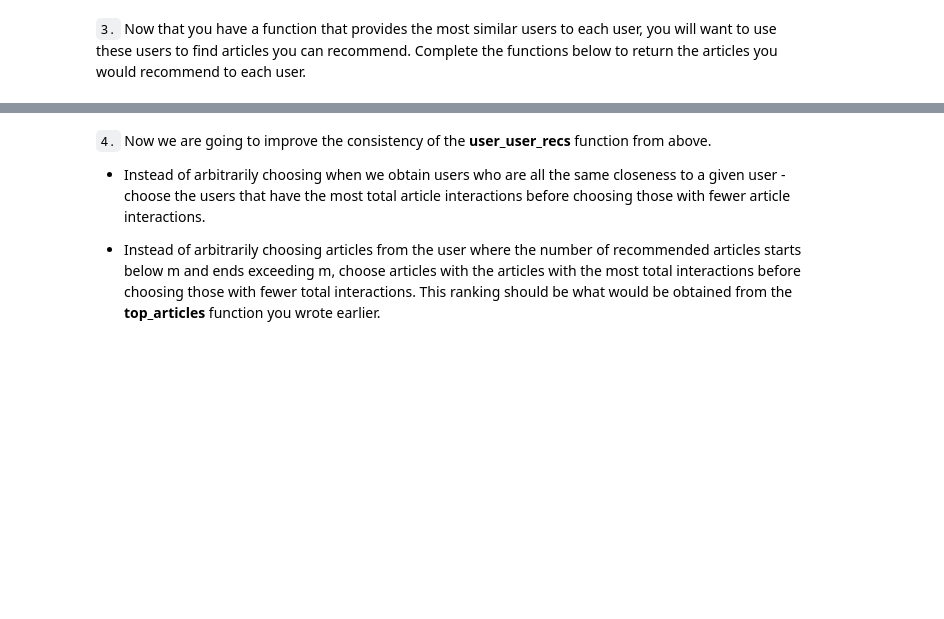
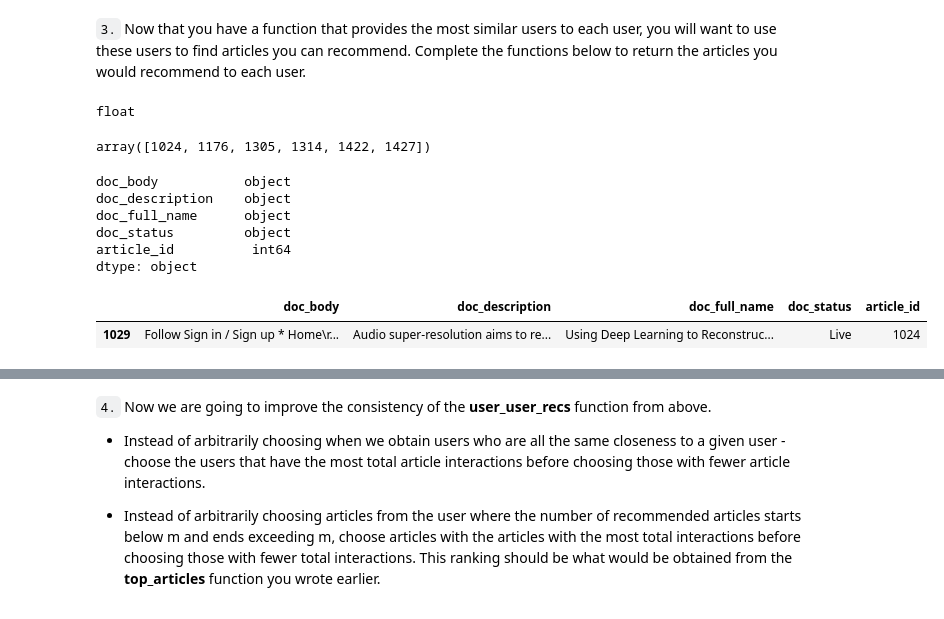
Before and after one commit to mtasende/data-scientist-nanodegree, a Jupyter notebook: projects/p05_watson_recommender/Recommendations_with_IBM.ipynb, the cells around one changed output, grey strips where cells are left out. Saved outputs shown, nothing was run; the diff lists cells and outputs as text; code cells hidden in the pictures; blank space fills up the shorter version.

```diff
--- a/projects/p05_watson_recommender/Recommendations_with_IBM.ipynb
+++ b/projects/p05_watson_recommender/Recommendations_with_IBM.ipynb
@@ -56,5 +126,6 @@ max_views_by_user = # The maximum number of user-article interactions by any 1 u
 # %%
 # Remove any rows that have the same article_id - only keep the first
+df_content = df_content.drop_duplicates(subset='article_id', keep='first')
 # %% [markdown]
 `3.` Use the cells below to find:
 
@@ -301,3 +468,28 @@ def user_user_recs(user_id, m=10):
+# %%
+type(get_user_articles(2)[0][0])
+# %% [output]
+float
+# %%
+article_ids = ['1024.0', '1176.0', '1305.0', '1314.0', '1422.0', '1427.0']
+np.array(article_ids).astype(float).astype(int)
+# %% [output]
+array([1024, 1176, 1305, 1314, 1422, 1427])
+# %%
+df_content.dtypes
+# %% [output]
+doc_body           object
+doc_description    object
+doc_full_name      object
+doc_status         object
+article_id          int64
+dtype: object
+# %%
+df_content[
+        df_content.article_id.isin(
+            np.array(article_ids).astype(float).astype(int))]
+# %% [output]
+|  | doc_body | doc_description | doc_full_name | doc_status | article_id |
+| 1029 | Follow Sign in / Sign up * Home\r... | Audio super-resolution aims to re... | Using Deep Learning to Reconstruc... | Live | 1024 |
 # %%
 # Check Results
 get_article_names(user_user_recs(1, 10)) # Return 10 recommendations for user 1
```
Also changed, not shown: parts of 36 cells of this notebook, 3 other files.
